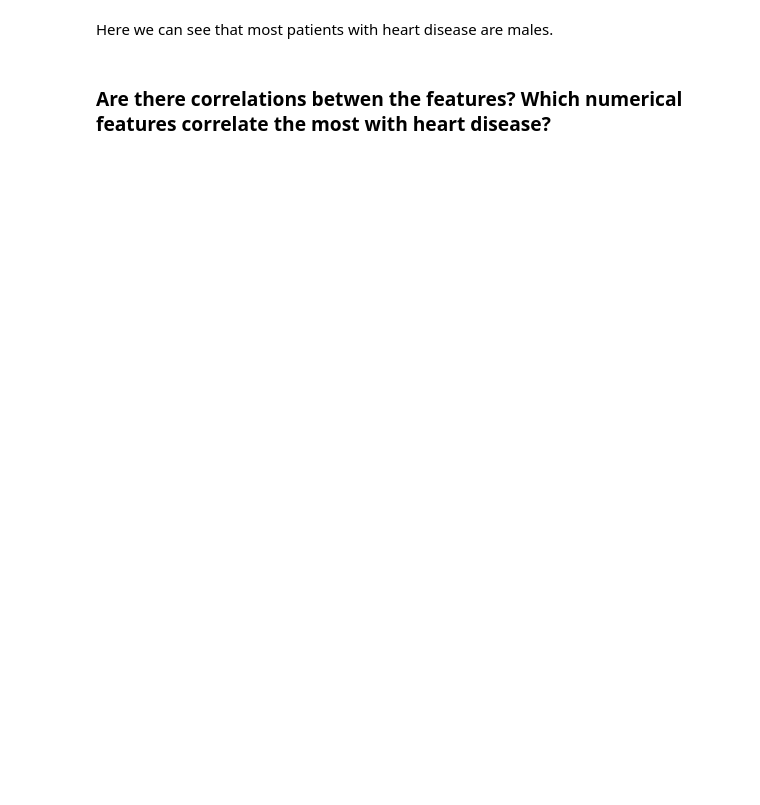
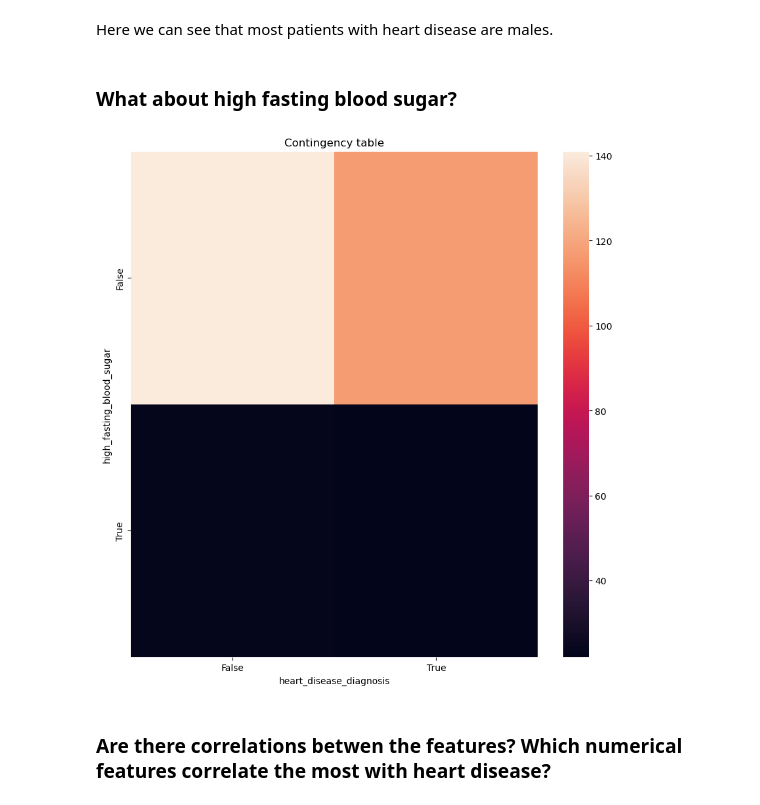
Before and after one commit to paulinedao/heart_disease, a Jupyter notebook: heart_disease/heart_disease.ipynb, the cells around one changed output. Drawn from its saved outputs; the diff is of its cells as text; code cells hidden in the pictures; blank space fills up the shorter version.

```diff
--- a/heart_disease/heart_disease.ipynb
+++ b/heart_disease/heart_disease.ipynb
@@ -268,5 +306,11 @@ contingency_table(df, 'sex')
 # %% [markdown]
 Here we can see that most patients with heart disease are males.
+# %% [markdown]
+### What about high fasting blood sugar?
+# %%
+contingency_table(df, 'high_fasting_blood_sugar')
+# %% [output]
+[figure, added]
 # %% [markdown]
 ### Are there correlations betwen the features? Which numerical features correlate the most with heart disease?
 # %%
```
Also changed, not shown: parts of 24 cells of this notebook, 13 other files.
